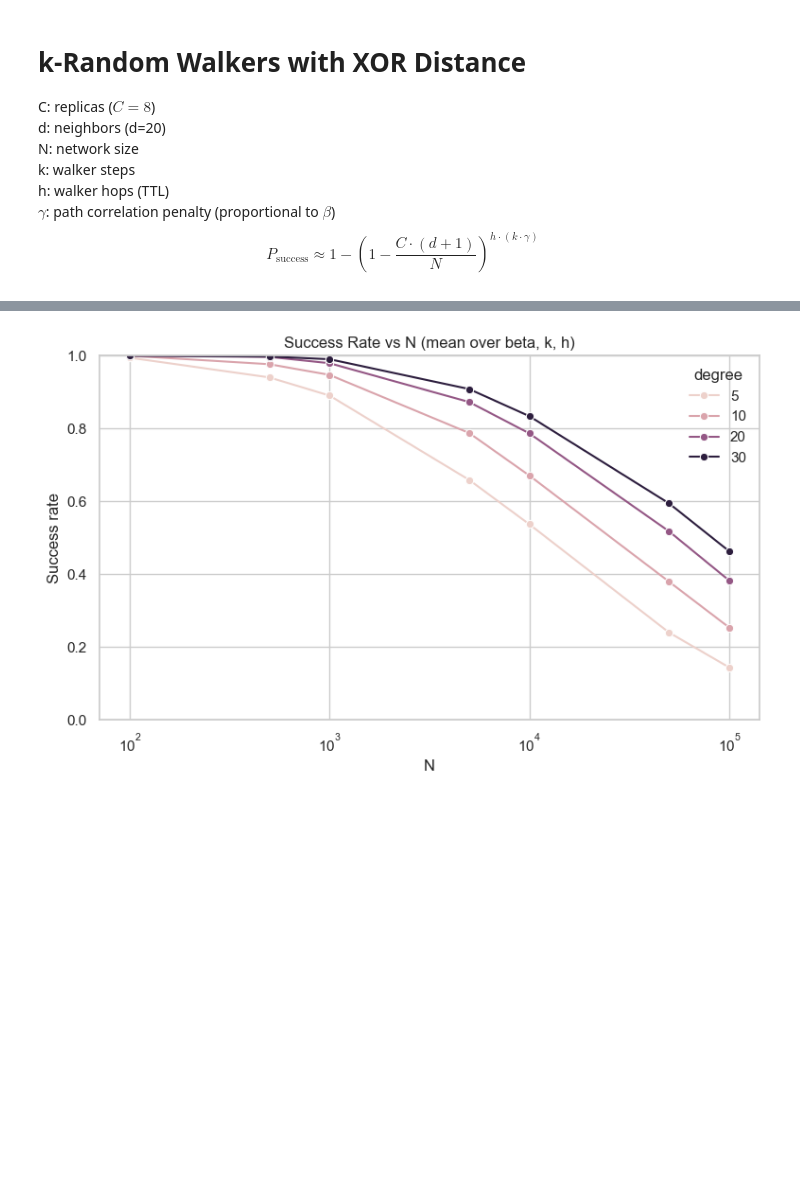
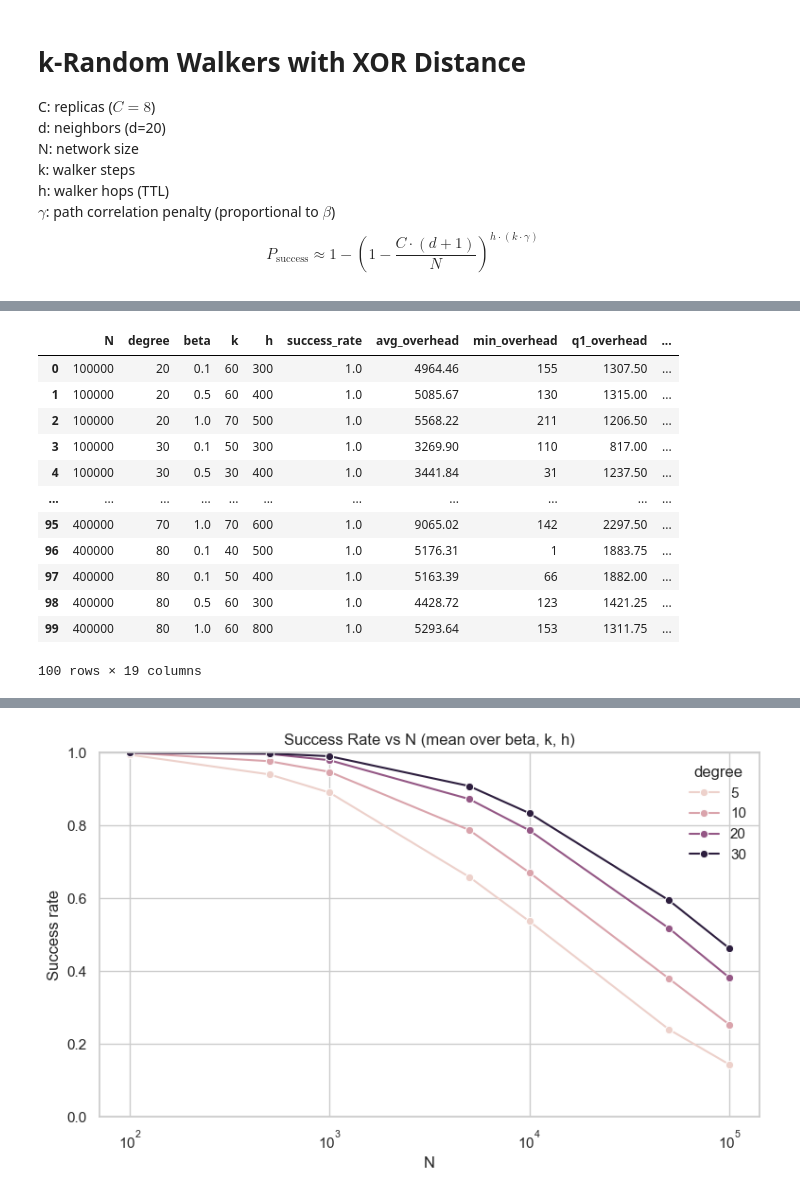
Before and after one commit to nicktagliamonte/fall25_independentStudy, a Jupyter notebook: scripts/random_walk/randomWalk.ipynb, the cells around one changed output, grey strips where cells are left out. Drawn from its saved outputs; the diff is of its cells as text; code cells hidden in the pictures; blank space fills up the shorter version.

```diff
--- a/scripts/random_walk/randomWalk.ipynb
+++ b/scripts/random_walk/randomWalk.ipynb
@@ -274,0 +420,16 @@ results[results['N'] == 100000].sort_values(by='success_rate', ascending=False).
+# %%
+matched_rows
+# %% [output]
+|  | N | degree | beta | k | h | success_rate | avg_overhead | min_overhead | q1_overhead | ... |
+| 0 | 100000 | 20 | 0.1 | 60 | 300 | 1.0 | 4964.46 | 155 | 1307.50 | ... |
+| 1 | 100000 | 20 | 0.5 | 60 | 400 | 1.0 | 5085.67 | 130 | 1315.00 | ... |
+| 2 | 100000 | 20 | 1.0 | 70 | 500 | 1.0 | 5568.22 | 211 | 1206.50 | ... |
+| 3 | 100000 | 30 | 0.1 | 50 | 300 | 1.0 | 3269.90 | 110 | 817.00 | ... |
+| 4 | 100000 | 30 | 0.5 | 30 | 400 | 1.0 | 3441.84 | 31 | 1237.50 | ... |
+| ... | ... | ... | ... | ... | ... | ... | ... | ... | ... | ... |
+| 95 | 400000 | 70 | 1.0 | 70 | 600 | 1.0 | 9065.02 | 142 | 2297.50 | ... |
+| 96 | 400000 | 80 | 0.1 | 40 | 500 | 1.0 | 5176.31 | 1 | 1883.75 | ... |
+| 97 | 400000 | 80 | 0.1 | 50 | 400 | 1.0 | 5163.39 | 66 | 1882.00 | ... |
+| 98 | 400000 | 80 | 0.5 | 60 | 300 | 1.0 | 4428.72 | 123 | 1421.25 | ... |
+| 99 | 400000 | 80 | 1.0 | 60 | 800 | 1.0 | 5293.64 | 153 | 1311.75 | ... |
+100 rows × 19 columns
```
Also changed, not shown: parts of 7 cells of this notebook, 1 other file.
